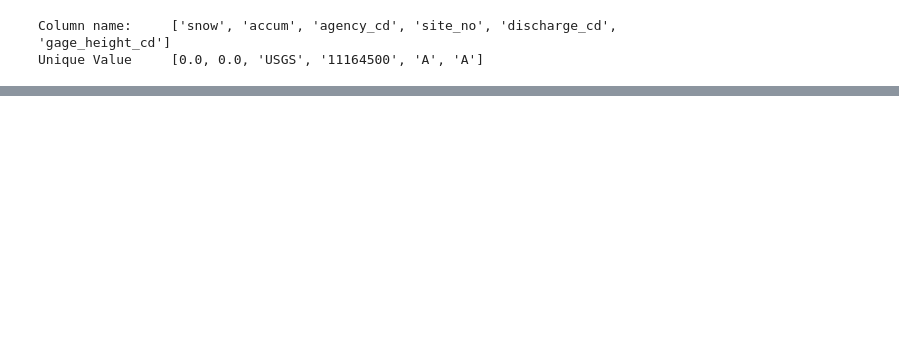
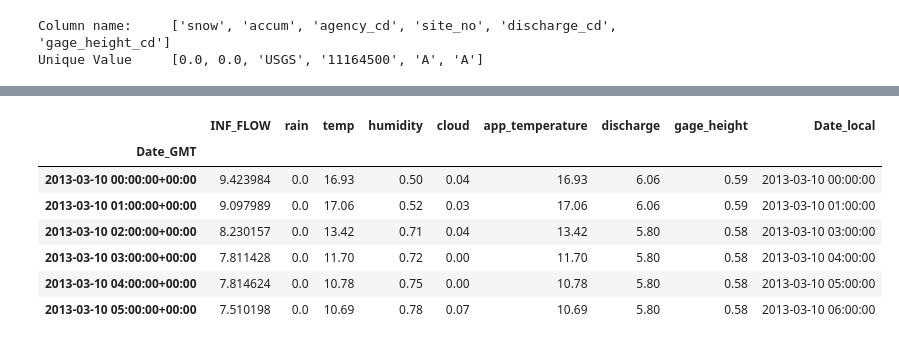
Before and after one commit to LucasXavierChurchman/plutoshift_flow, a Jupyter notebook: flow.ipynb, the cells around one changed output, grey strips where cells are left out. Cells and saved outputs as stored; diff of their text form; code cells hidden in the pictures; blank space fills up the shorter version.

```diff
--- a/flow.ipynb
+++ b/flow.ipynb
@@ -130,7 +133,7 @@ Now that the 3 dataframes have been cleaned up a bit lets merge them together by
 # %%
 df = flow.merge(weather)
 df = df.merge(usgs)
-df.info()
-print(df.discharge_cd.unique(), df.gage_height_cd.unique())
+df.set_index('Date', inplace = True)
+print(df.info())
 # %% [output]
 <class 'pandas.core.frame.DataFrame'>
@@ -188,0 +229,15 @@ df.drop(unique_value_cols, axis = 1, inplace = True)
+# %%
+#Convert the datetime index to GMT. Can be changed later
+dti = pd.date_range(start = '2013-01-15', freq = 'H', periods = df.shape[0], tz = 'GMT')
+df.index = dti
+df.index.name = 'Date_GMT'
+df.loc['2013-03-10 00:00:00':'2013-03-10 05:00:00']
+# %% [output]
+|  | INF_FLOW | rain | temp | humidity | cloud | app_temperature | discharge | gage_height | Date_local |
+| Date_GMT |  |  |  |  |  |  |  |  |  |
+| 2013-03-10 00:00:00+00:00 | 9.423984 | 0.0 | 16.93 | 0.50 | 0.04 | 16.93 | 6.06 | 0.59 | 2013-03-10 00:00:00 |
+| 2013-03-10 01:00:00+00:00 | 9.097989 | 0.0 | 17.06 | 0.52 | 0.03 | 17.06 | 6.06 | 0.59 | 2013-03-10 01:00:00 |
+| 2013-03-10 02:00:00+00:00 | 8.230157 | 0.0 | 13.42 | 0.71 | 0.04 | 13.42 | 5.80 | 0.58 | 2013-03-10 03:00:00 |
+| 2013-03-10 03:00:00+00:00 | 7.811428 | 0.0 | 11.70 | 0.72 | 0.00 | 11.70 | 5.80 | 0.58 | 2013-03-10 04:00:00 |
+| 2013-03-10 04:00:00+00:00 | 7.814624 | 0.0 | 10.78 | 0.75 | 0.00 | 10.78 | 5.80 | 0.58 | 2013-03-10 05:00:00 |
+| 2013-03-10 05:00:00+00:00 | 7.510198 | 0.0 | 10.69 | 0.78 | 0.07 | 10.69 | 5.80 | 0.58 | 2013-03-10 06:00:00 |
```
Also changed, not shown: parts of 31 cells of this notebook, 1 other file.
